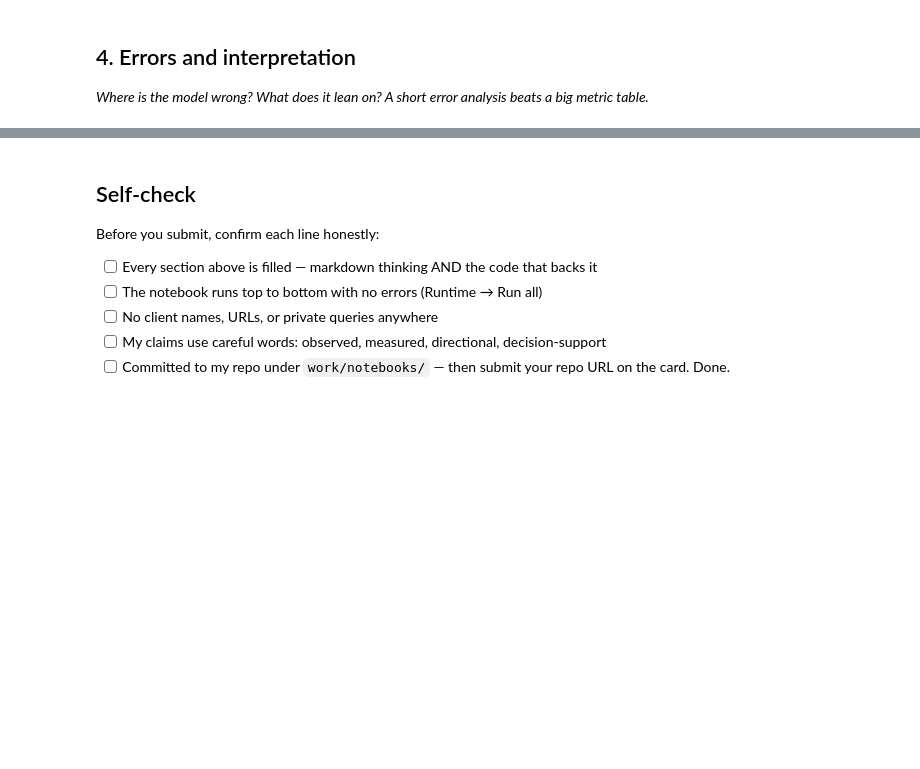
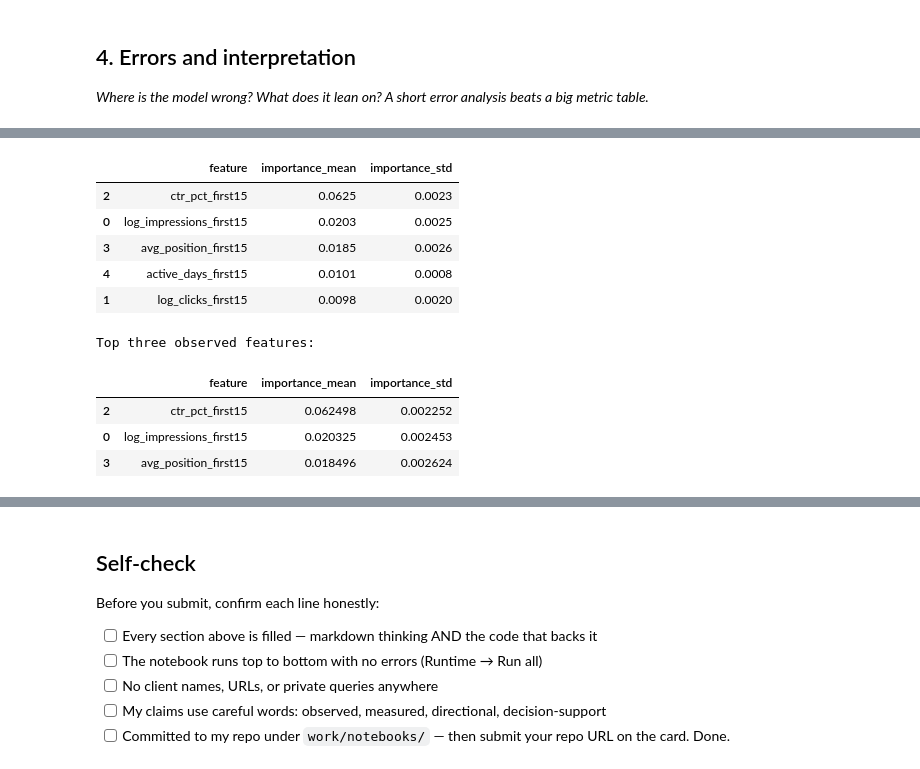
Before and after one commit to khadeja-qureshi/Machine-Learning-Internship, a Jupyter notebook: work/notebooks/w05_model.ipynb, the cells around one changed output, grey strips where cells are left out. Cells and saved outputs as stored; diff of their text form; code cells hidden in the pictures; blank space fills up the shorter version.

```diff
--- a/work/notebooks/w05_model.ipynb
+++ b/work/notebooks/w05_model.ipynb
@@ -36,0 +1185,55 @@ This skeleton is yours to fill. Work the sections **in order** — each one has
+# %%
+importance_result = (
+    permutation_importance(
+        estimator=best_model,
+        X=X_validation,
+        y=y_validation,
+        scoring="average_precision",
+        n_repeats=8,
+        random_state=RANDOM_STATE,
+        n_jobs=-1,
+    )
+)
+
+importance_table = pd.DataFrame(
+    {
+        "feature": FEATURES,
+        "importance_mean": (
+            importance_result
+            .importances_mean
+        ),
+        "importance_std": (
+            importance_result
+            .importances_std
+        ),
+    }
+).sort_values(
+    "importance_mean",
+    ascending=False,
+)
+
+display(
+    importance_table.style.format(
+        {
+            "importance_mean": "{:.4f}",
+            "importance_std": "{:.4f}",
+        }
+    )
+)
+
+print("Top three observed features:")
+display(
+    importance_table.head(3)
+)
+# %% [output]
+|  | feature | importance_mean | importance_std |
+| 2 | ctr_pct_first15 | 0.0625 | 0.0023 |
+| 0 | log_impressions_first15 | 0.0203 | 0.0025 |
+| 3 | avg_position_first15 | 0.0185 | 0.0026 |
+| 4 | active_days_first15 | 0.0101 | 0.0008 |
+| 1 | log_clicks_first15 | 0.0098 | 0.0020 |
+Top three observed features:
+|  | feature | importance_mean | importance_std |
+| 2 | ctr_pct_first15 | 0.062498 | 0.002252 |
+| 0 | log_impressions_first15 | 0.020325 | 0.002453 |
+| 3 | avg_position_first15 | 0.018496 | 0.002624 |
```
Also changed, not shown: parts of 37 cells of this notebook.
